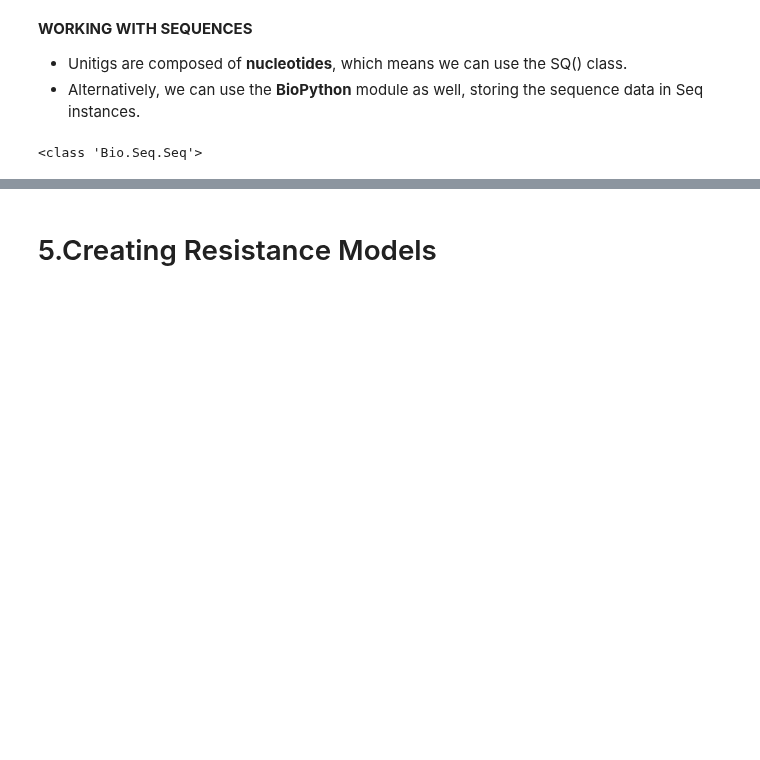
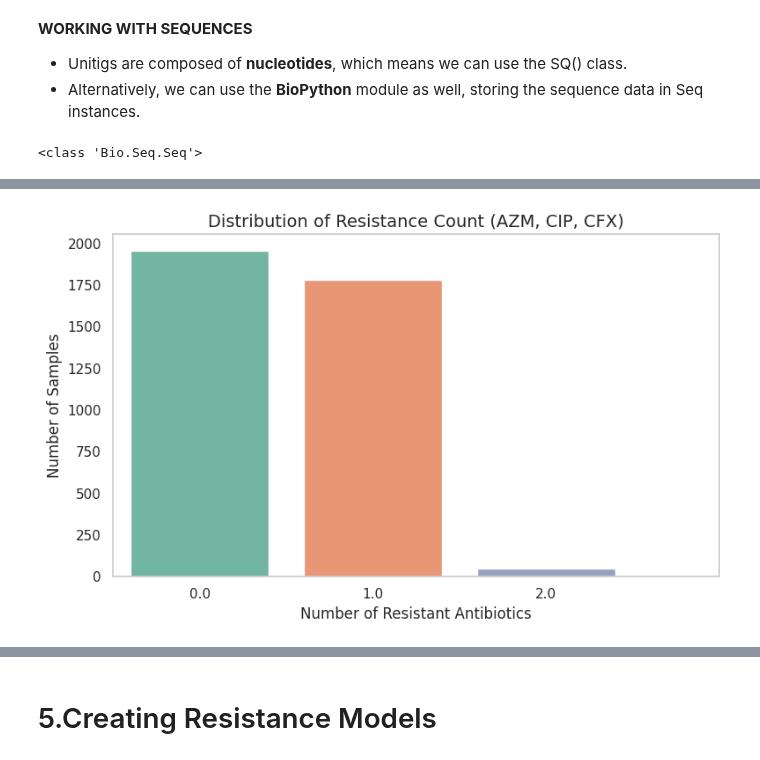
Before and after one commit to MrEktirir/Antibiotics-Resistance-Prediction, a Jupyter notebook: Notebooks/main.ipynb, the cells around one changed output, grey strips where cells are left out. Saved outputs shown, nothing was run; the diff lists cells and outputs as text; code cells hidden in the pictures; blank space fills up the shorter version.

```diff
--- a/Notebooks/main.ipynb
+++ b/Notebooks/main.ipynb
@@ -684,0 +714,20 @@ print(type(lst_bSQ[4]))
+# %%
+# Calculate number of resistances per sample across AZM, CIP, CFX
+resistance_cols = ['azm_sr', 'cip_sr', 'cfx_sr']
+metadata_df['resistance_count'] = metadata_df[resistance_cols].sum(axis=1)
+
+# Count how many samples are resistant to 0, 1, 2, or 3 antibiotics
+resistance_distribution = metadata_df['resistance_count'].value_counts().sort_index()
+
+# Plot distribution
+plt.figure(figsize=(8, 5))
+sns.barplot(x=resistance_distribution.index, y=resistance_distribution.values, palette='Set2')
+plt.title('Distribution of Resistance Count (AZM, CIP, CFX)', fontsize=14)
+plt.xlabel('Number of Resistant Antibiotics')
+plt.ylabel('Number of Samples')
+plt.xticks([0, 1, 2, 3])
+plt.grid(axis='y')
+plt.tight_layout()
+plt.show()
+# %% [output]
+[figure, added]
```
Also changed, not shown: parts of 25 cells of this notebook.
